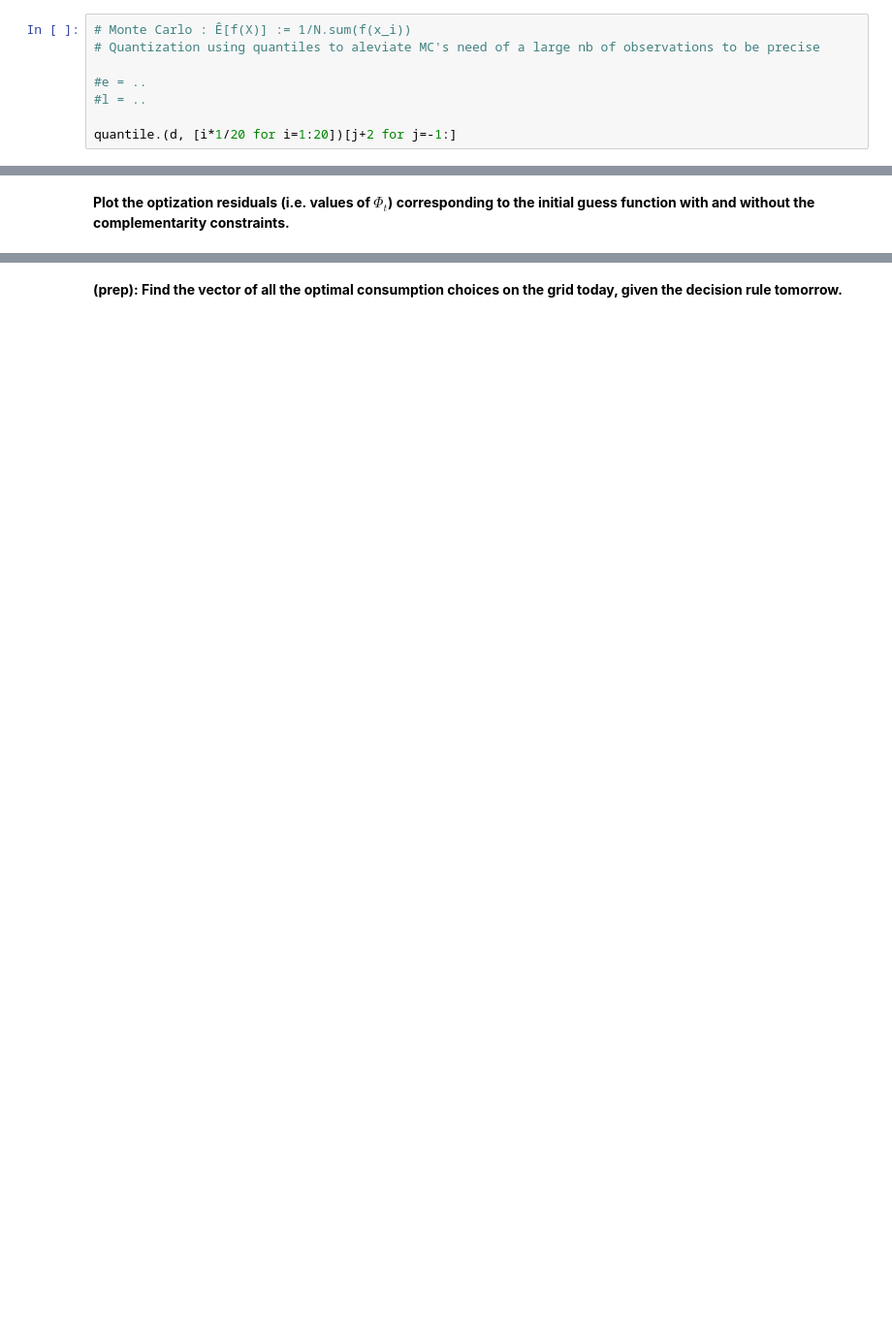
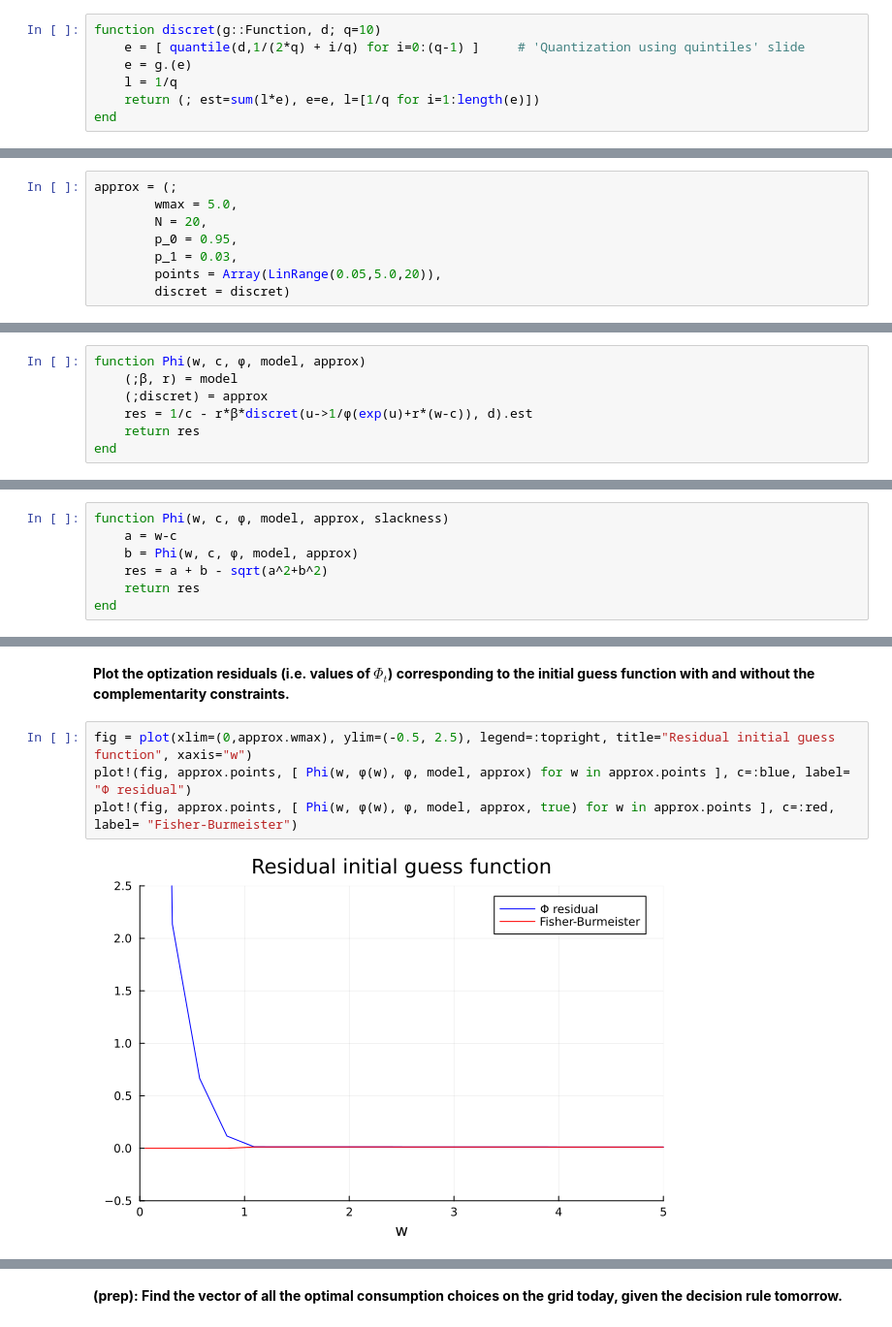
Before and after one commit to PierreRlld/NUM3A, a Jupyter notebook: exam/Homework_2024.ipynb, the cells around one changed output, grey strips where cells are left out. Shown at 97% size. Drawn from its saved outputs; the diff is of its cells as text; blank space fills up the shorter version.

```diff
--- a/exam/Homework_2024.ipynb
+++ b/exam/Homework_2024.ipynb
@@ -133,9 +148,8 @@ Closest candidates are:
 # %%
-# Monte Carlo : Ê[f(X)] := 1/N.sum(f(x_i))
-# Quantization using quantiles to aleviate MC's need of a large nb of observations to be precise
-
-#e = ..
-#l = ..
-
-quantile.(d, [i*1/20 for i=1:20])[j+2 for j=-1:]
+function discret(g::Function, d; q=10)
+    e = [ quantile(d,1/(2*q) + i/q) for i=0:(q-1) ]     # 'Quantization using quintiles' slide
+    e = g.(e)
+    l = 1/q
+    return (; est=sum(l*e), e=e, l=[1/q for i=1:length(e)])
+end
 # %% [output]
@@ -180 +166,9 @@ $E_{\epsilon} \left[ \epsilon^2 \right]$.**
 **Redefine `approx` so as to include the discretized shock**
+# %%
+approx = (;
+        wmax = 5.0,
+        N = 20,
+        p_0 = 0.95,
+        p_1 = 0.03,
+        points = Array(LinRange(0.05,5.0,20)),
+        discret = discret)
@@ -290,0 +332,7 @@ On a $ E_t[c_{t+1}] = E_{\epsilon_{t+1}}[\tilde{φ}(w_{t+1}(\epsilon_{t+1}))] $
+# %%
+function Phi(w, c, φ, model, approx)
+    (;β, r) = model
+    (;discret) = approx
+    res = 1/c - r*β*discret(u->1/φ(exp(u)+r*(w-c)), d).est
+    return res
+end
@@ -292,3 +342,10 @@ On a $ E_t[c_{t+1}] = E_{\epsilon_{t+1}}[\tilde{φ}(w_{t+1}(\epsilon_{t+1}))] $
 **Overload `Phi` function with another method
 `Phi(w::Float64,c::Float64,φ::Fun, model, approx, slackness=true)` which
 uses the Fisher-Burmeister transform to *incorporate the credit constraint*.**
+# %%
+function Phi(w, c, φ, model, approx, slackness)
+    a = w-c
+    b = Phi(w, c, φ, model, approx)
+    res = a + b - sqrt(a^2+b^2)
+    return res
+end
@@ -296,6 +360,12 @@ uses the Fisher-Burmeister transform to *incorporate the credit constraint*.**
 **Plot the optization residuals (i.e. values of $\Phi_t$) corresponding
 to the initial guess function with and without the complementarity
 constraints.**
+# %%
+fig = plot(xlim=(0,approx.wmax), ylim=(-0.5, 2.5), legend=:topright, title="Residual initial guess function", xaxis="w")
+plot!(fig, approx.points, [ Phi(w, φ(w), φ, model, approx) for w in approx.points ], c=:blue, label= "Φ residual")
+plot!(fig, approx.points, [ Phi(w, φ(w), φ, model, approx, true) for w in approx.points ], c=:red, label= "Fisher-Burmeister")
+# %% [output]
+[figure, added]
 # %% [markdown]
 ## (4) Time Iteration
 
```
Also changed, not shown: parts of 50 cells of this notebook, 4 other files.
